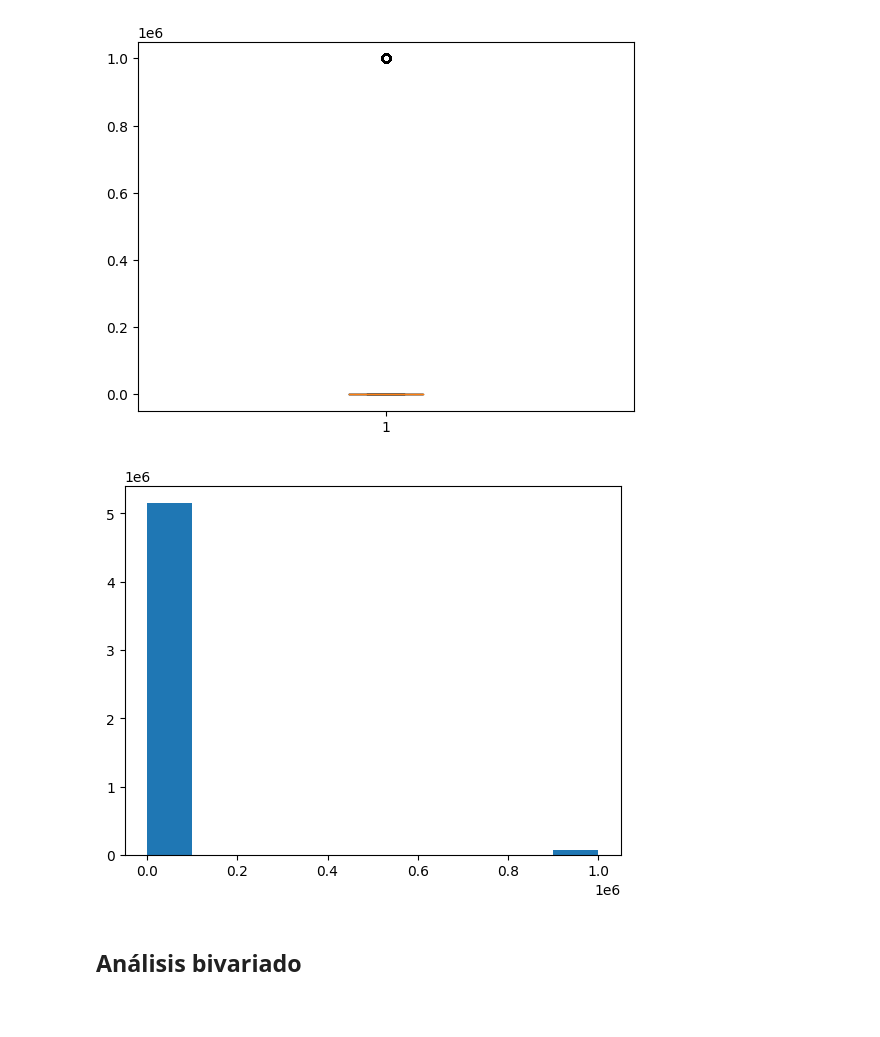
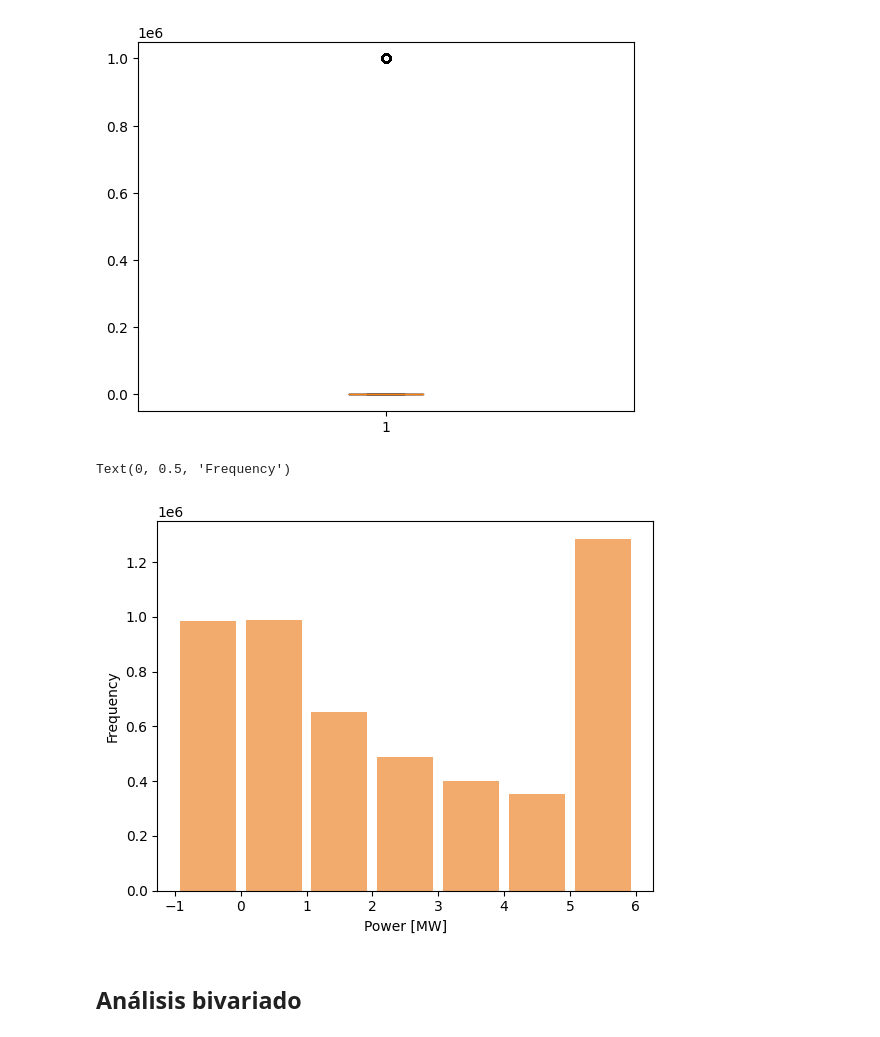
Before and after one commit to BertaVives/Analisis-de-la-insuficiencia-cardiaca, a Jupyter notebook: src/EDA.ipynb, the cells around one changed output. Cells and saved outputs as stored; diff of their text form; code cells hidden in the pictures; blank space fills up the shorter version.

```diff
--- a/src/EDA.ipynb
+++ b/src/EDA.ipynb
@@ -164,11 +166,13 @@ plt.boxplot(data.Power)
 plt.show()
 # %% [output]
 [figure]
-# %%
-plt.hist(data.Power)
-plt.show()
-# %% [output]
-[figure, removed]
+# %%
+plt.hist(x=data.Power, bins=range(-1,7), color='#F2AB6D',rwidth=0.85)
+plt.xlabel('Power [MW]')
+plt.ylabel('Frequency')
+# %% [output]
+Text(0, 0.5, 'Frequency')
+[figure, added]
 # %% [markdown]
 ## Análisis bivariado
 # %% [markdown]
```
Also changed, not shown: parts of 10 cells of this notebook, 2 other files.
